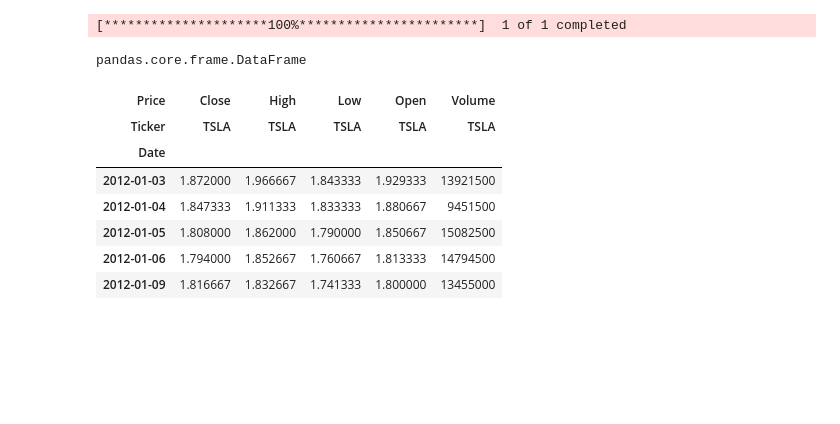
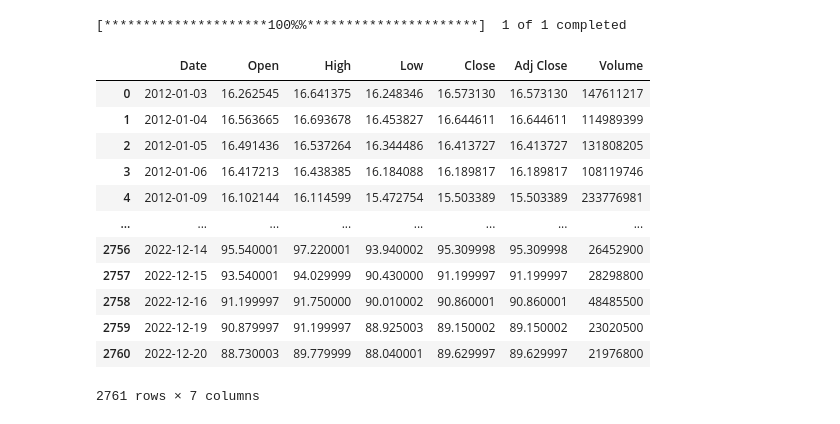
Before and after one commit to RASIUT/Stock_Prediction, a Jupyter notebook: Stock_Prediction.ipynb, the cells around one changed output. Drawn from its saved outputs; the diff is of its cells as text; code cells hidden in the pictures; blank space fills up the shorter version.

```diff
--- a/Stock_Prediction.ipynb
+++ b/Stock_Prediction.ipynb
@@ -6,26 +6,28 @@ import pandas as pd
 import matplotlib.pyplot as plt
 import yfinance as yf
 # %%
-start = "2012-01-01"
-end = "2022-12-21"
-
-stock = "TSLA"
+start = '2012-01-01'
+end = '2022-12-21'
+stock = 'GOOG'
 
 data = yf.download(stock, start, end)
 # %% [output]
-[*********************100%***********************]  1 of 1 completed
+[*********************100%%**********************]  1 of 1 completed
-# %%
-type(data)
-# %% [output]
-pandas.core.frame.DataFrame
+# %%
+data.reset_index(inplace=True)
 # %%
-data.head()
+data
 # %% [output]
-| Price | Close | High | Low | Open | Volume |
-| Ticker | TSLA | TSLA | TSLA | TSLA | TSLA |
-| Date |  |  |  |  |  |
-| 2012-01-03 | 1.872000 | 1.966667 | 1.843333 | 1.929333 | 13921500 |
-| 2012-01-04 | 1.847333 | 1.911333 | 1.833333 | 1.880667 | 9451500 |
-| 2012-01-05 | 1.808000 | 1.862000 | 1.790000 | 1.850667 | 15082500 |
-| 2012-01-06 | 1.794000 | 1.852667 | 1.760667 | 1.813333 | 14794500 |
-| 2012-01-09 | 1.816667 | 1.832667 | 1.741333 | 1.800000 | 13455000 |
+|  | Date | Open | High | Low | Close | Adj Close | Volume |
+| 0 | 2012-01-03 | 16.262545 | 16.641375 | 16.248346 | 16.573130 | 16.573130 | 147611217 |
+| 1 | 2012-01-04 | 16.563665 | 16.693678 | 16.453827 | 16.644611 | 16.644611 | 114989399 |
+| 2 | 2012-01-05 | 16.491436 | 16.537264 | 16.344486 | 16.413727 | 16.413727 | 131808205 |
+| 3 | 2012-01-06 | 16.417213 | 16.438385 | 16.184088 | 16.189817 | 16.189817 | 108119746 |
+| 4 | 2012-01-09 | 16.102144 | 16.114599 | 15.472754 | 15.503389 | 15.503389 | 233776981 |
+| ... | ... | ... | ... | ... | ... | ... | ... |
+| 2756 | 2022-12-14 | 95.540001 | 97.220001 | 93.940002 | 95.309998 | 95.309998 | 26452900 |
+| 2757 | 2022-12-15 | 93.540001 | 94.029999 | 90.430000 | 91.199997 | 91.199997 | 28298800 |
+| 2758 | 2022-12-16 | 91.199997 | 91.750000 | 90.010002 | 90.860001 | 90.860001 | 48485500 |
+| 2759 | 2022-12-19 | 90.879997 | 91.199997 | 88.925003 | 89.150002 | 89.150002 | 23020500 |
+| 2760 | 2022-12-20 | 88.730003 | 89.779999 | 88.040001 | 89.629997 | 89.629997 | 21976800 |
+2761 rows × 7 columns
```
Also changed, not shown: parts of 27 cells of this notebook.
